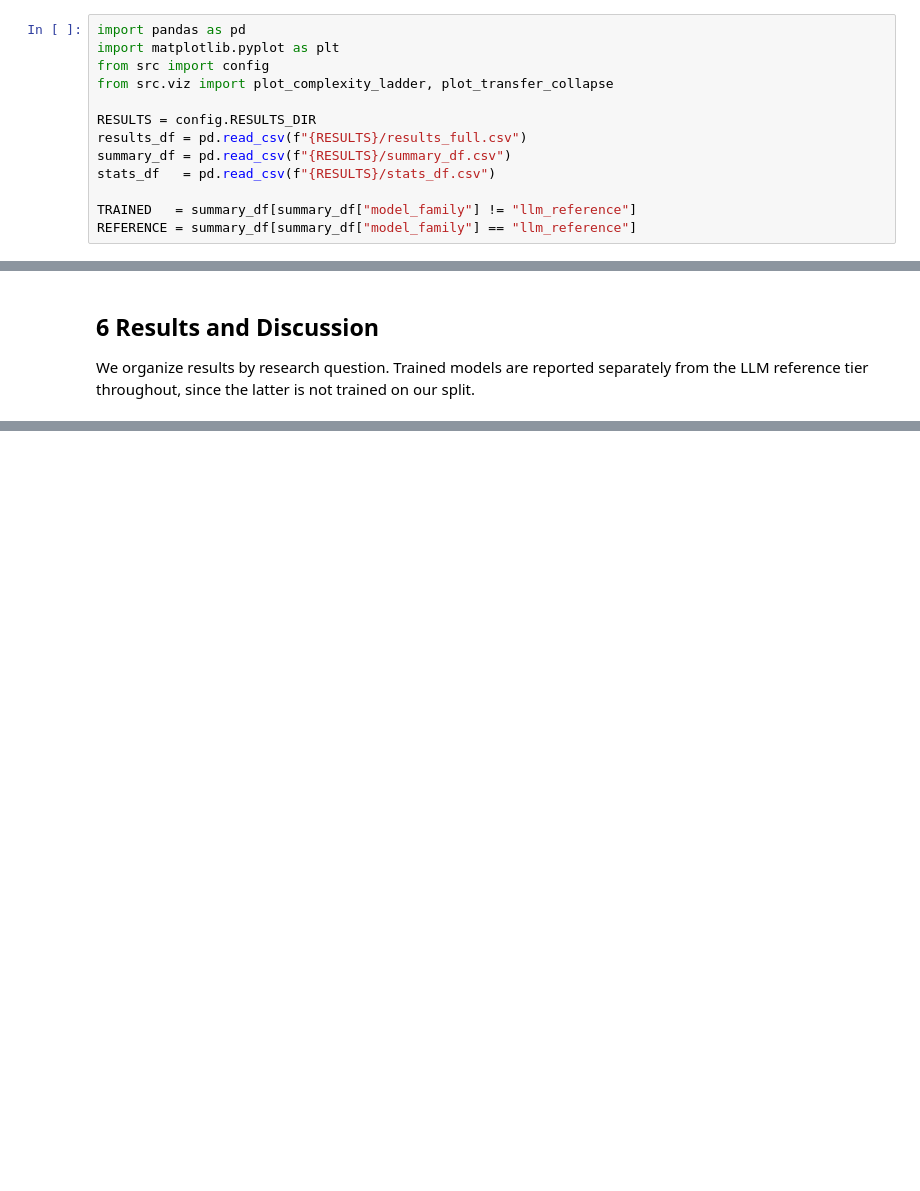
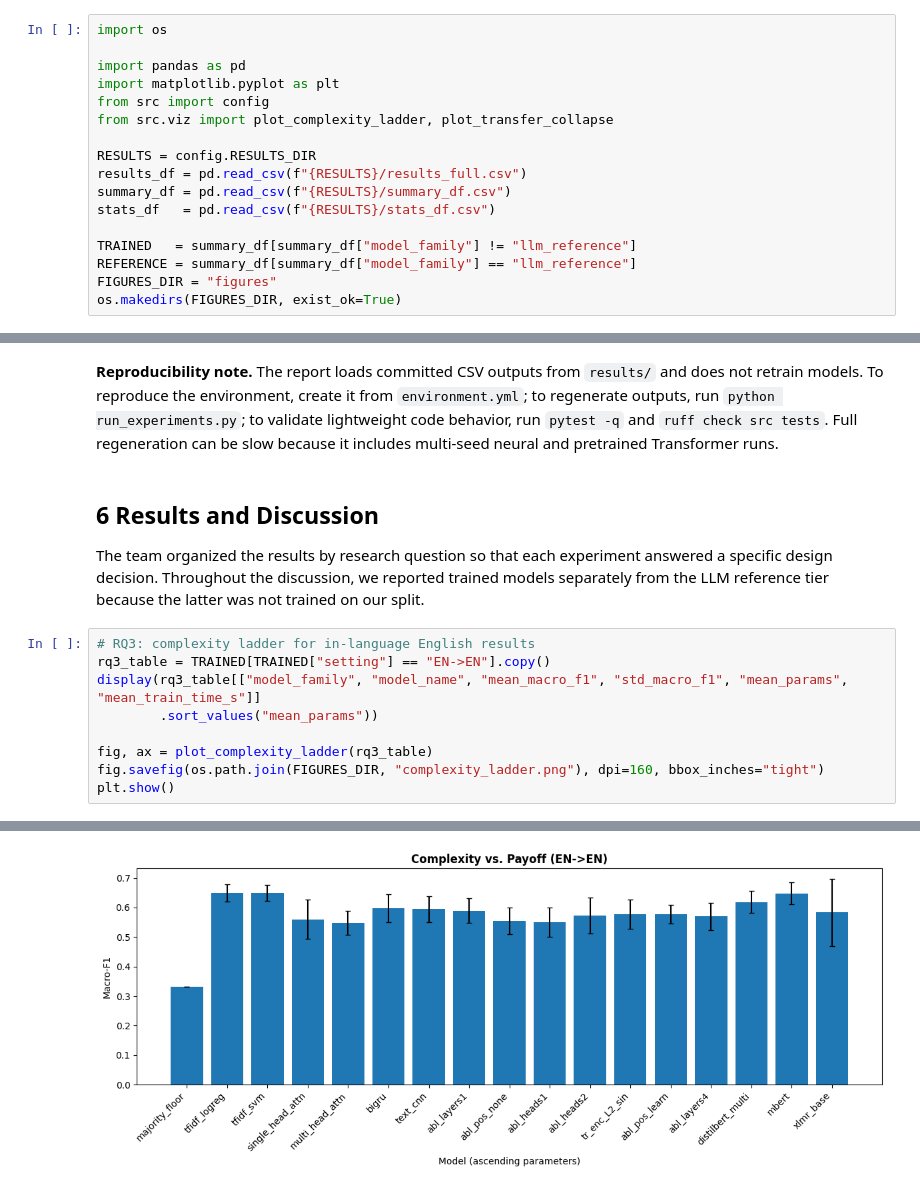
Before and after one commit to ptpscl/miniproject2, a Jupyter notebook: report.ipynb, the cells around one changed output, grey strips where cells are left out. Drawn from its saved outputs; the diff is of its cells as text; blank space fills up the shorter version.

Commit message:
Improve report alignment and repository readiness

```diff
--- a/report.ipynb
+++ b/report.ipynb
@@ -5,4 +5,6 @@
 # %%
+import os
+
 import pandas as pd
 import matplotlib.pyplot as plt
 from src import config
@@ -15,6 +17,8 @@ stats_df   = pd.read_csv(f"{RESULTS}/stats_df.csv")
 
 TRAINED   = summary_df[summary_df["model_family"] != "llm_reference"]
 REFERENCE = summary_df[summary_df["model_family"] == "llm_reference"]
+FIGURES_DIR = "figures"
+os.makedirs(FIGURES_DIR, exist_ok=True)
 # %% [markdown]
 ## 1 Executive Summary
 
@@ -144,6 +105,16 @@ accuracy and sarcasm-class F1 reported alongside.
+# %% [markdown]
+**Reproducibility note.** The report loads committed CSV outputs from `results/` and does not retrain models. To reproduce the environment, create it from `environment.yml`; to regenerate outputs, run `python run_experiments.py`; to validate lightweight code behavior, run `pytest -q` and `ruff check src tests`. Full regeneration can be slow because it includes multi-seed neural and pretrained Transformer runs.
 # %% [markdown]
 ## 6 Results and Discussion
 
-We organize results by research question. Trained models are reported
-separately from the LLM reference tier throughout, since the latter is
-not trained on our split.
+The team organized the results by research question so that each experiment answered a specific design decision. Throughout the discussion, we reported trained models separately from the LLM reference tier because the latter was not trained on our split.
+# %%
+# RQ3: complexity ladder for in-language English results
+rq3_table = TRAINED[TRAINED["setting"] == "EN->EN"].copy()
+display(rq3_table[["model_family", "model_name", "mean_macro_f1", "std_macro_f1", "mean_params", "mean_train_time_s"]]
+        .sort_values("mean_params"))
+
+fig, ax = plot_complexity_ladder(rq3_table)
+fig.savefig(os.path.join(FIGURES_DIR, "complexity_ladder.png"), dpi=160, bbox_inches="tight")
+plt.show()
+# %% [output]
@@ -149,0 +139 @@ not trained on our split.
+[figure, added]
```
Also changed, not shown: parts of 28 cells of this notebook, 10 other files.
